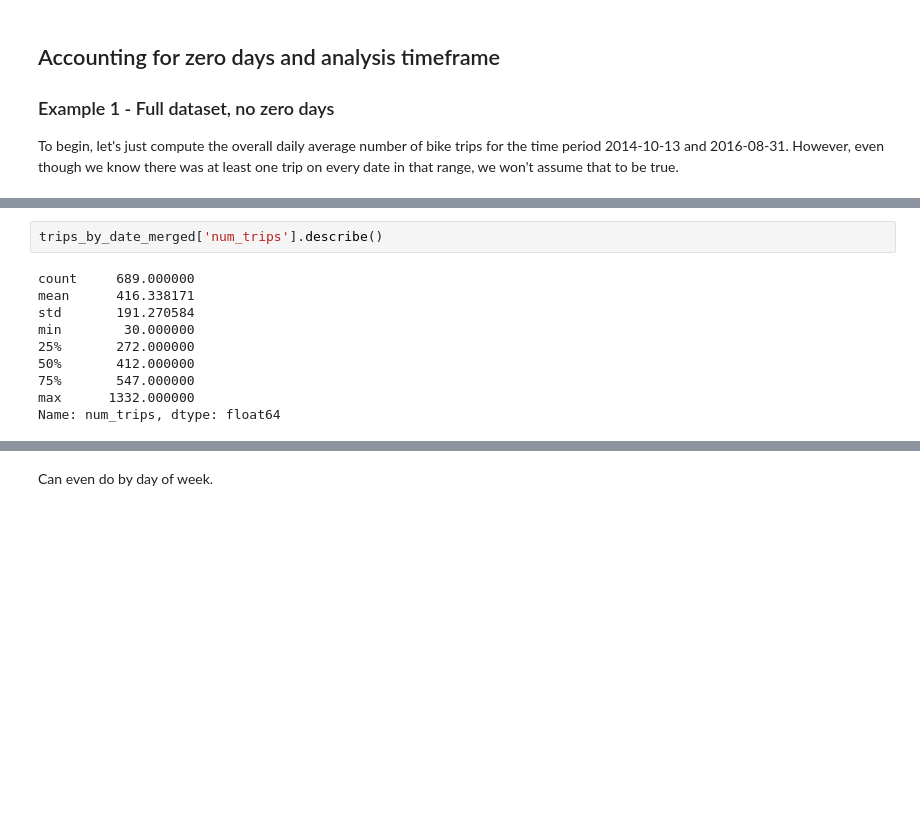
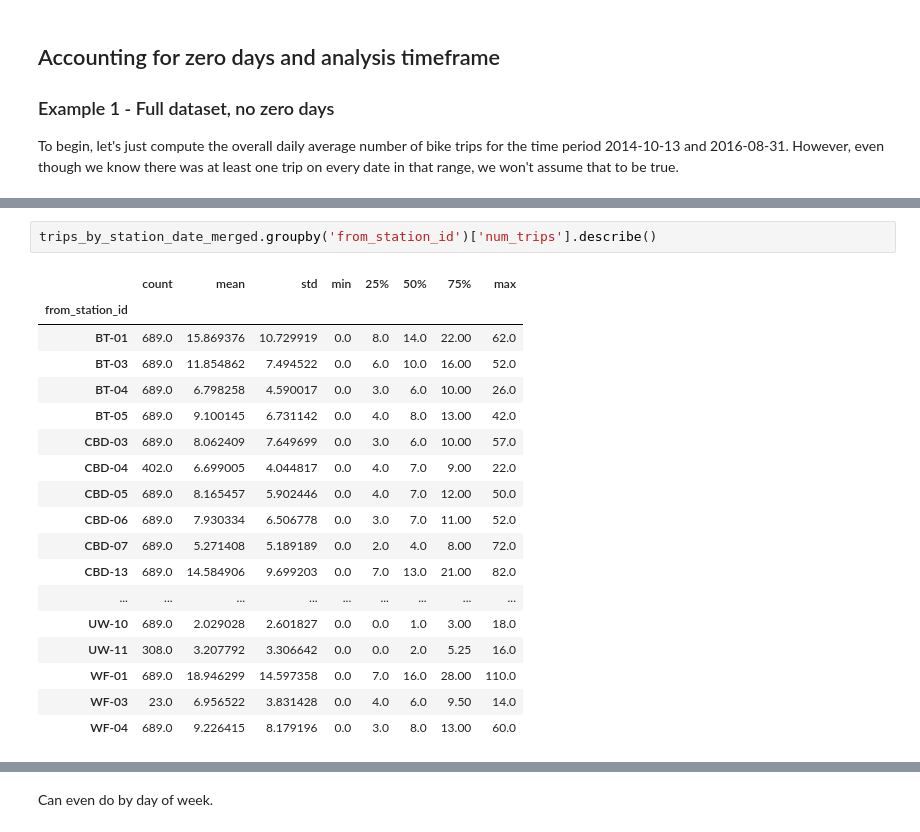
Before and after one commit to misken/daily-averages, a Jupyter notebook: daily_averages_cycleshare_part2.ipynb, the cells around one changed output, grey strips where cells are left out. Cells and saved outputs as stored; diff of their text form; blank space fills up the shorter version.

```diff
--- a/daily_averages_cycleshare_part2.ipynb
+++ b/daily_averages_cycleshare_part2.ipynb
@@ -269,12 +247,21 @@ Now we can safely compute means and other statistics of interest for the `num_tr
 # %%
-trips_by_date_merged['num_trips'].describe()
+trips_by_station_date_merged.groupby('from_station_id')['num_trips'].describe()
 # %% [output]
-count     689.000000
-mean      416.338171
-std       191.270584
-min        30.000000
-25%       272.000000
-50%       412.000000
-75%       547.000000
-max      1332.000000
-Name: num_trips, dtype: float64
+|  | count | mean | std | min | 25% | 50% | 75% | max |
+| from_station_id |  |  |  |  |  |  |  |  |
+| BT-01 | 689.0 | 15.869376 | 10.729919 | 0.0 | 8.0 | 14.0 | 22.00 | 62.0 |
+| BT-03 | 689.0 | 11.854862 | 7.494522 | 0.0 | 6.0 | 10.0 | 16.00 | 52.0 |
+| BT-04 | 689.0 | 6.798258 | 4.590017 | 0.0 | 3.0 | 6.0 | 10.00 | 26.0 |
+| BT-05 | 689.0 | 9.100145 | 6.731142 | 0.0 | 4.0 | 8.0 | 13.00 | 42.0 |
+| CBD-03 | 689.0 | 8.062409 | 7.649699 | 0.0 | 3.0 | 6.0 | 10.00 | 57.0 |
+| CBD-04 | 402.0 | 6.699005 | 4.044817 | 0.0 | 4.0 | 7.0 | 9.00 | 22.0 |
+| CBD-05 | 689.0 | 8.165457 | 5.902446 | 0.0 | 4.0 | 7.0 | 12.00 | 50.0 |
+| CBD-06 | 689.0 | 7.930334 | 6.506778 | 0.0 | 3.0 | 7.0 | 11.00 | 52.0 |
+| CBD-07 | 689.0 | 5.271408 | 5.189189 | 0.0 | 2.0 | 4.0 | 8.00 | 72.0 |
+| CBD-13 | 689.0 | 14.584906 | 9.699203 | 0.0 | 7.0 | 13.0 | 21.00 | 82.0 |
+| ... | ... | ... | ... | ... | ... | ... | ... | ... |
+| UW-10 | 689.0 | 2.029028 | 2.601827 | 0.0 | 0.0 | 1.0 | 3.00 | 18.0 |
+| UW-11 | 308.0 | 3.207792 | 3.306642 | 0.0 | 0.0 | 2.0 | 5.25 | 16.0 |
+| WF-01 | 689.0 | 18.946299 | 14.597358 | 0.0 | 7.0 | 16.0 | 28.00 | 110.0 |
+| WF-03 | 23.0 | 6.956522 | 3.831428 | 0.0 | 4.0 | 6.0 | 9.50 | 14.0 |
+| WF-04 | 689.0 | 9.226415 | 8.179196 | 0.0 | 3.0 | 8.0 | 13.00 | 60.0 |
```
Also changed, not shown: parts of 51 cells of this notebook.
